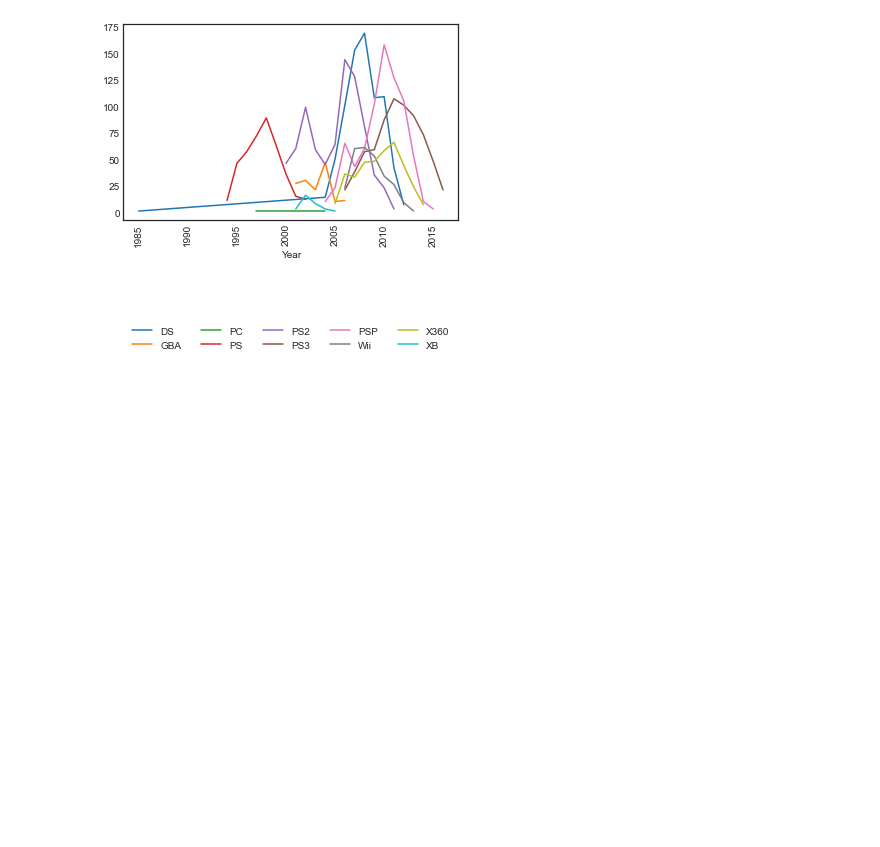
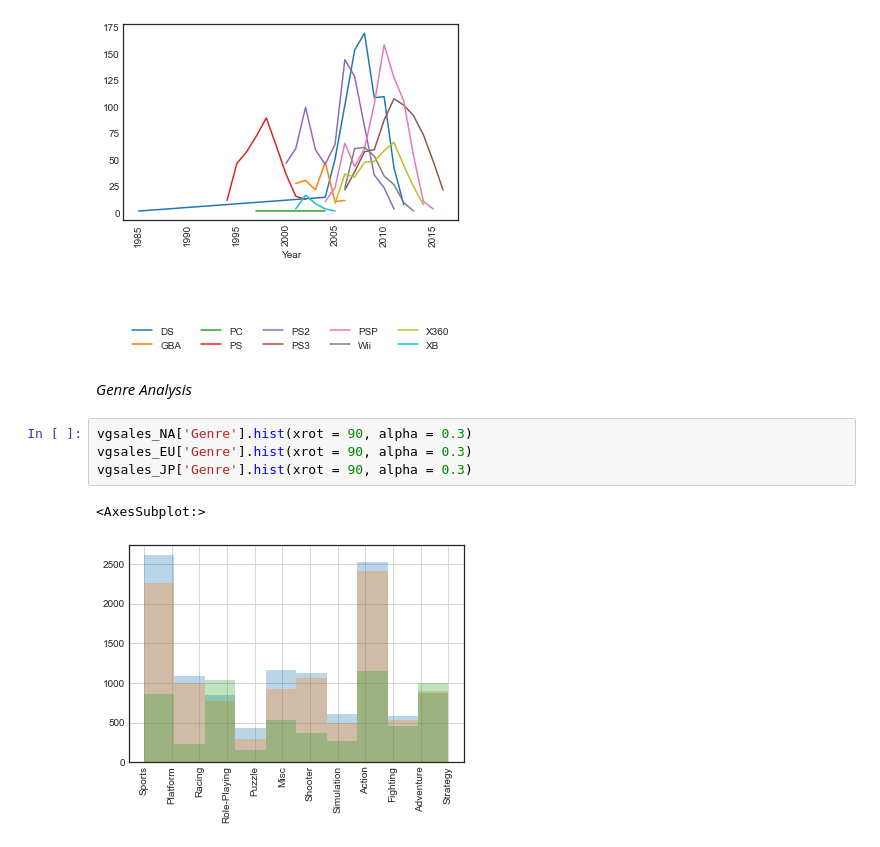
Before and after one commit to chiaracapuano/vgsales, a Jupyter notebook: Capuano_Chiara_vgsales.ipynb, the cells around one changed output. Saved outputs shown, nothing was run; the diff lists cells and outputs as text; blank space fills up the shorter version.

```diff
--- a/Capuano_Chiara_vgsales.ipynb
+++ b/Capuano_Chiara_vgsales.ipynb
@@ -137,3 +137,12 @@ JP = df_transform(vgsales_JP, 'Platform', 'Year')
 plot_trends(JP, 'Platform', 'Year', lst=lst_platforms)
 # %% [output]
 [figure]
+# %% [markdown]
+*Genre Analysis*
+# %%
+vgsales_NA['Genre'].hist(xrot = 90, alpha = 0.3)
+vgsales_EU['Genre'].hist(xrot = 90, alpha = 0.3)
+vgsales_JP['Genre'].hist(xrot = 90, alpha = 0.3)
+# %% [output]
+<AxesSubplot:>
+[figure, added]
```
Also changed, not shown: parts of 5 cells of this notebook.
